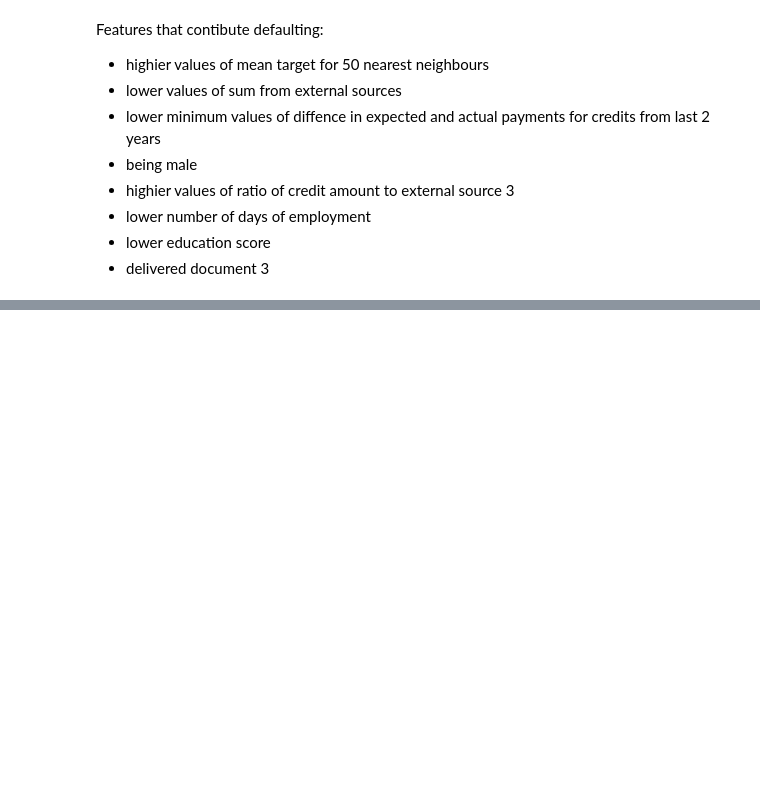
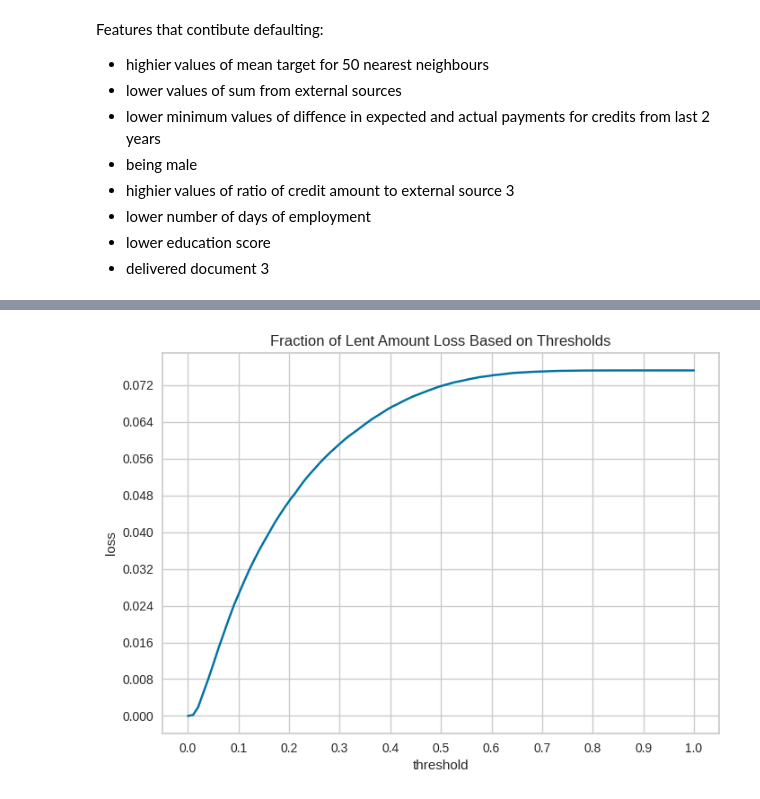
Before and after one commit to malgorzatakolka/HomeCreditDefaultRisk, a Jupyter notebook: Modeling.ipynb, the cells around one changed output, grey strips where cells are left out. Saved outputs shown, nothing was run; the diff lists cells and outputs as text; code cells hidden in the pictures; blank space fills up the shorter version.

```diff
--- a/Modeling.ipynb
+++ b/Modeling.ipynb
@@ -595,0 +672,23 @@ visualizer.show()
+# %%
+# Adding column with predicted probablities
+df_full['PRED_PROB'] = model.predict_proba(X)[:, 1]
+# %%
+# Calculating total loss for different thresholds
+total_loss_model = []
+thresholds = np.linspace(0, 1, 100)
+for threshold in thresholds:
+    loss = (df_full.loc[(df_full['PRED_PROB']<=threshold) & (df_full['TARGET']==1)]['AMT_CREDIT'].sum()
+                   / df_full['AMT_CREDIT'].sum())
+    total_loss_model.append(loss)
+
+# Plotting the outcome
+plt.plot(thresholds, total_loss_model)
+plt.xlabel('threshold')
+plt.ylabel('loss')
+num_ticks = 12
+plt.gca().xaxis.set_major_locator(ticker.MaxNLocator(num_ticks))
+plt.gca().yaxis.set_major_locator(ticker.MaxNLocator(num_ticks))
+plt.grid(True)
+plt.title('Fraction of Lent Amount Loss Based on Thresholds');
+# %% [output]
+[figure, added]
```
Also changed, not shown: parts of 17 cells of this notebook.
